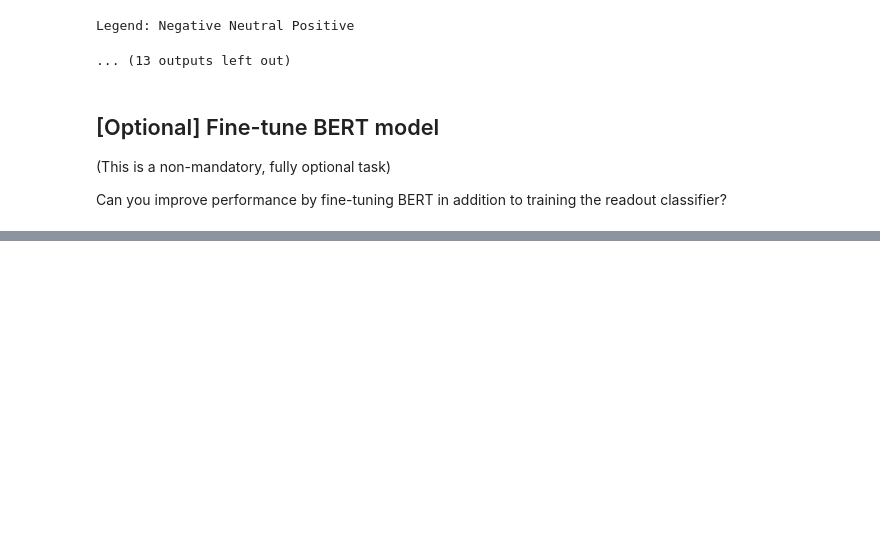
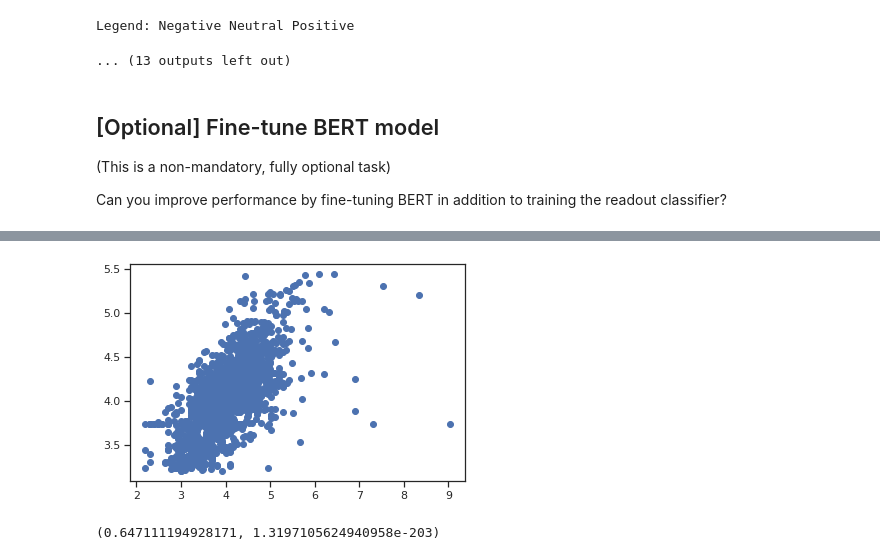
Before and after one commit to dernameistegal/airbnb_price, a Jupyter notebook: model_descriptions.ipynb, the cells around one changed output, grey strips where cells are left out. Cells and saved outputs as stored; diff of their text form; code cells hidden in the pictures; blank space fills up the shorter version.

```diff
--- a/model_descriptions.ipynb
+++ b/model_descriptions.ipynb
@@ -234,0 +271,26 @@ Saving model...
+# %%
+# show correlation
+from scipy.stats.stats import pearsonr
+import matplotlib.pyplot as plt
+
+ys = []
+ypreds = []
+
+with torch.no_grad():
+    model = model2.eval()
+
+    for ids, labels, masks in valloader:
+        ids, masks = ids.to(device), masks.to(device)
+        y_pred = model(ids, masks)[0]
+        y_pred = list(y_pred.detach().cpu())
+        ypreds = ypreds + y_pred
+
+        ys = ys + list(labels)
+
+
+plt.scatter(ys, ypreds)
+plt.show()
+pearsonr(ys, ypreds)
+# %% [output]
+[figure, added]
+(0.647111194928171, 1.3197105624940958e-203)
```
Also changed, not shown: parts of 4 cells of this notebook.
